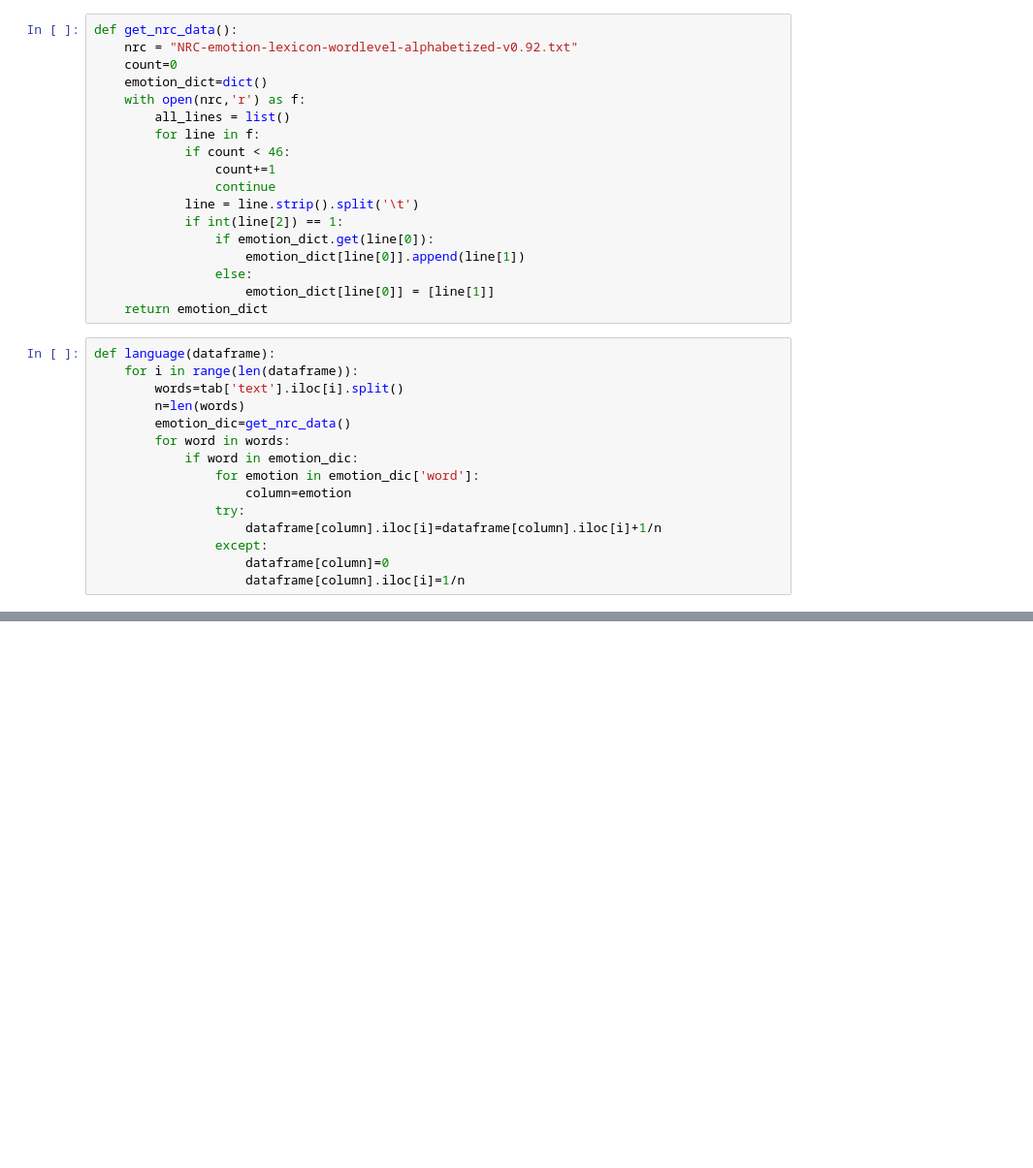
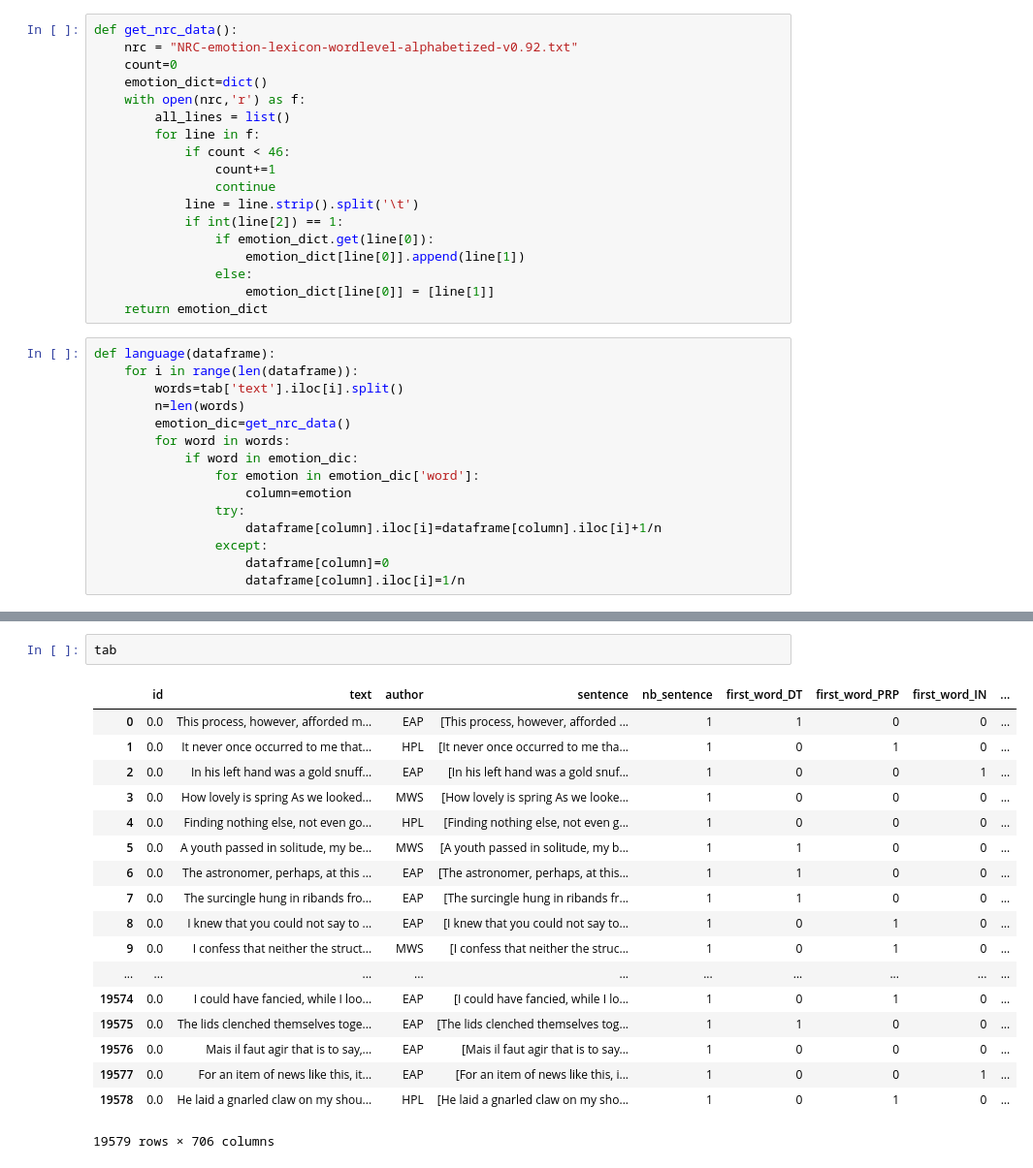
Before and after one commit to teamspooky/spooky, a Jupyter notebook: Antoine_features.ipynb, the cells around one changed output, grey strips where cells are left out. Shown at 97% size. Drawn from its saved outputs; the diff is of its cells as text; blank space fills up the shorter version.

```diff
--- a/Antoine_features.ipynb
+++ b/Antoine_features.ipynb
@@ -206,0 +237,21 @@ def language(dataframe):
+# %%
+tab
+# %% [output]
+|  | id | text | author | sentence | nb_sentence | first_word_DT | first_word_PRP | first_word_IN | ... |
+| 0 | 0.0 | This process, however, afforded m... | EAP | [This process, however, afforded ... | 1 | 1 | 0 | 0 | ... |
+| 1 | 0.0 | It never once occurred to me that... | HPL | [It never once occurred to me tha... | 1 | 0 | 1 | 0 | ... |
+| 2 | 0.0 | In his left hand was a gold snuff... | EAP | [In his left hand was a gold snuf... | 1 | 0 | 0 | 1 | ... |
+| 3 | 0.0 | How lovely is spring As we looked... | MWS | [How lovely is spring As we looke... | 1 | 0 | 0 | 0 | ... |
+| 4 | 0.0 | Finding nothing else, not even go... | HPL | [Finding nothing else, not even g... | 1 | 0 | 0 | 0 | ... |
+| 5 | 0.0 | A youth passed in solitude, my be... | MWS | [A youth passed in solitude, my b... | 1 | 1 | 0 | 0 | ... |
+| 6 | 0.0 | The astronomer, perhaps, at this ... | EAP | [The astronomer, perhaps, at this... | 1 | 1 | 0 | 0 | ... |
+| 7 | 0.0 | The surcingle hung in ribands fro... | EAP | [The surcingle hung in ribands fr... | 1 | 1 | 0 | 0 | ... |
+| 8 | 0.0 | I knew that you could not say to ... | EAP | [I knew that you could not say to... | 1 | 0 | 1 | 0 | ... |
+| 9 | 0.0 | I confess that neither the struct... | MWS | [I confess that neither the struc... | 1 | 0 | 1 | 0 | ... |
+| ... | ... | ... | ... | ... | ... | ... | ... | ... | ... |
+| 19574 | 0.0 | I could have fancied, while I loo... | EAP | [I could have fancied, while I lo... | 1 | 0 | 1 | 0 | ... |
+| 19575 | 0.0 | The lids clenched themselves toge... | EAP | [The lids clenched themselves tog... | 1 | 1 | 0 | 0 | ... |
+| 19576 | 0.0 | Mais il faut agir that is to say,... | EAP | [Mais il faut agir that is to say... | 1 | 0 | 0 | 0 | ... |
+| 19577 | 0.0 | For an item of news like this, it... | EAP | [For an item of news like this, i... | 1 | 0 | 0 | 1 | ... |
+| 19578 | 0.0 | He laid a gnarled claw on my shou... | HPL | [He laid a gnarled claw on my sho... | 1 | 0 | 1 | 0 | ... |
+19579 rows × 706 columns
```
Also changed, not shown: parts of 12 cells of this notebook.
